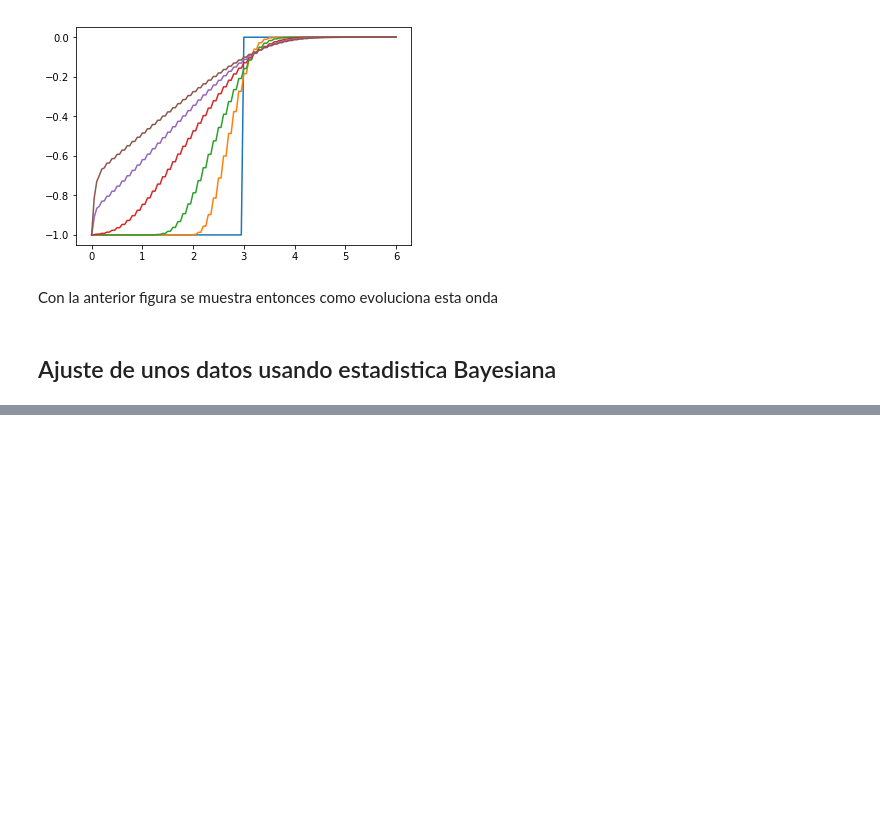
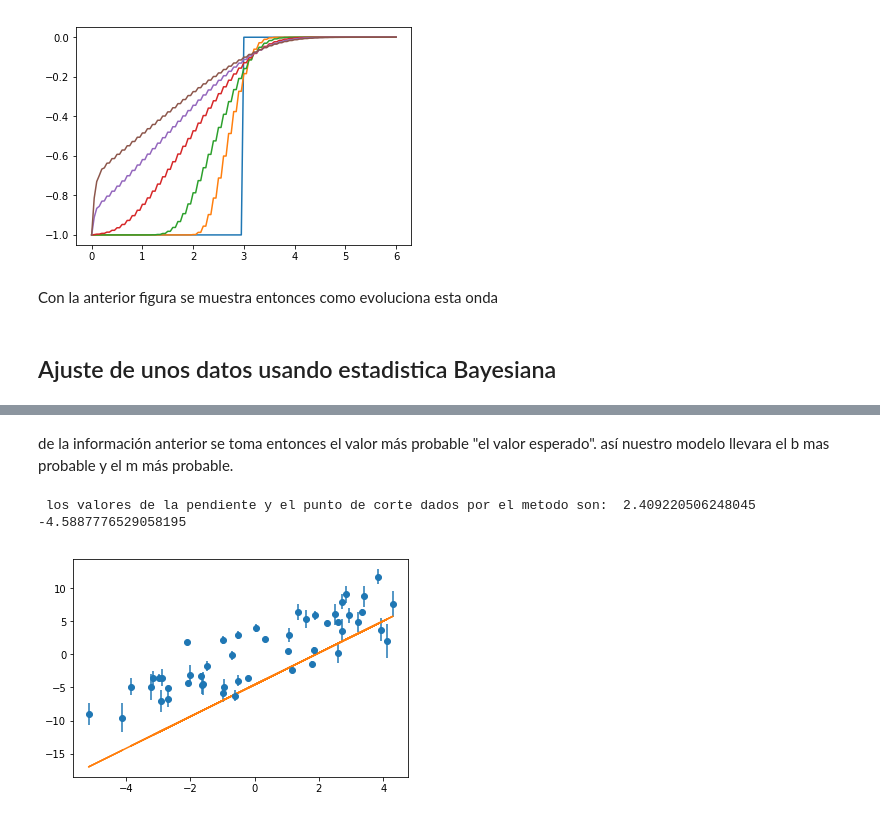
Before and after one commit to JoseMontanaC/Examen, a Jupyter notebook: Jose_Alejandro_Examen.ipynb, the cells around one changed output, grey strips where cells are left out. Cells and saved outputs as stored; diff of their text form; code cells hidden in the pictures; blank space fills up the shorter version.

```diff
--- a/Jose_Alejandro_Examen.ipynb
+++ b/Jose_Alejandro_Examen.ipynb
@@ -149,0 +228,10 @@ Con la anterior figura se muestra entonces como evoluciona esta onda
+# %% [markdown]
+de la información anterior se toma entonces el valor más probable "el valor esperado". así nuestro modelo llevara el b mas probable y el m más probable.
+# %%
+y_model = model(x,np.mean(lista_m),np.mean(lista_b))
+plt.errorbar(x,y, yerr=y_err, fmt='o')
+plt.plot(x, y_model)
+print(" los valores de la pendiente y el punto de corte dados por el metodo son: ",np.mean(lista_m),np.mean(lista_b))
+# %% [output]
+ los valores de la pendiente y el punto de corte dados por el metodo son:  2.409220506248045 -4.5887776529058195
+[figure, added]
```
Also changed, not shown: parts of 13 cells of this notebook.
